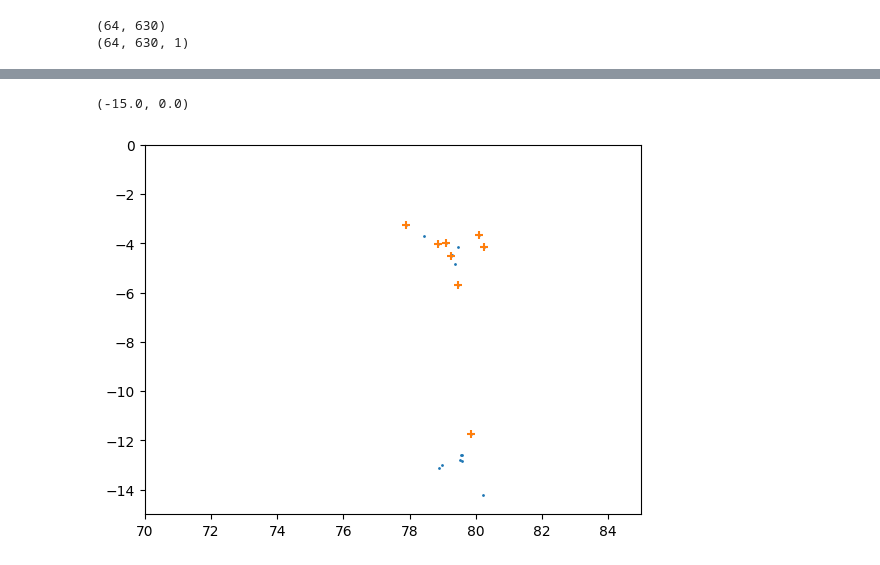
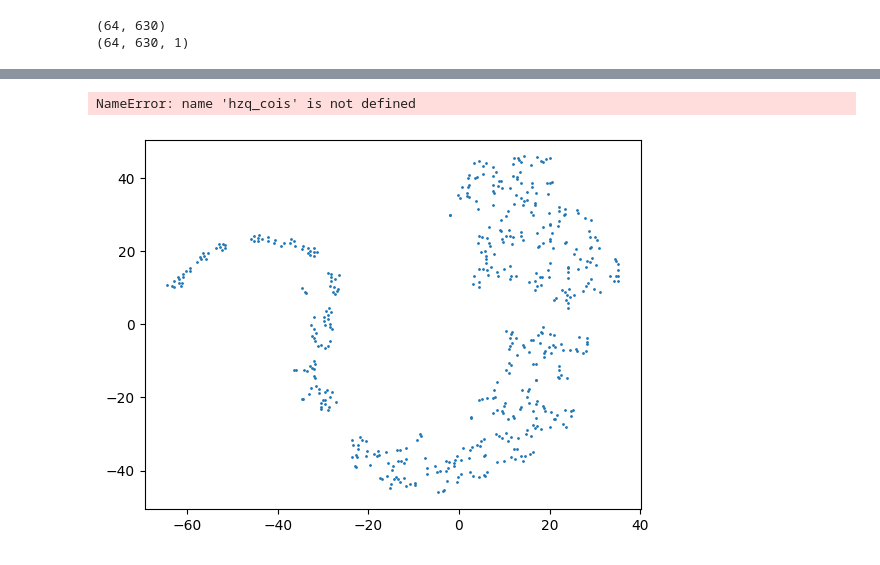
Before and after one commit to Chartman25/UnigeMasters, a Jupyter notebook: contrastive_learning.ipynb, the cells around one changed output, grey strips where cells are left out. Saved outputs shown, nothing was run; the diff lists cells and outputs as text; code cells hidden in the pictures.

```diff
--- a/contrastive_learning.ipynb
+++ b/contrastive_learning.ipynb
@@ -265,17 +554,17 @@ Object IDs: ['15518' '28314' '28931' '03340' '23769' '15537' '31880' '05365' '08
 # %%
-# plt.scatter(
-#     embedding[:,0], embedding[:,1], s=1
-# )
-# plt.scatter(
-#     [embedding[ids.astype(int)==coi,0] for coi in hzq_cois],
-#     [embedding[ids.astype(int)==coi,1] for coi in hzq_cois],
-#     marker='+'
-# )
-# plt.xlim(70,85) # These limits may need to
-# plt.ylim(-15,0) # be adjusted
+plt.scatter(
+    embedding[:,0], embedding[:,1], s=1
+)
+plt.scatter(
+    [embedding[ids.astype(int)==coi,0] for coi in hzq_cois],
+    [embedding[ids.astype(int)==coi,1] for coi in hzq_cois],
+    marker='+'
+)
+plt.xlim(70,85) # These limits may need to
+plt.ylim(-15,0) # be adjusted
 # %% [output]
-(-15.0, 0.0)
+NameError: name 'hzq_cois' is not defined
-[figure, old version]
+[figure, new version]
 # %%
 np.savez_compressed(
     './data/processed/embedding.npz',
```
Also changed, not shown: parts of 27 cells of this notebook.
